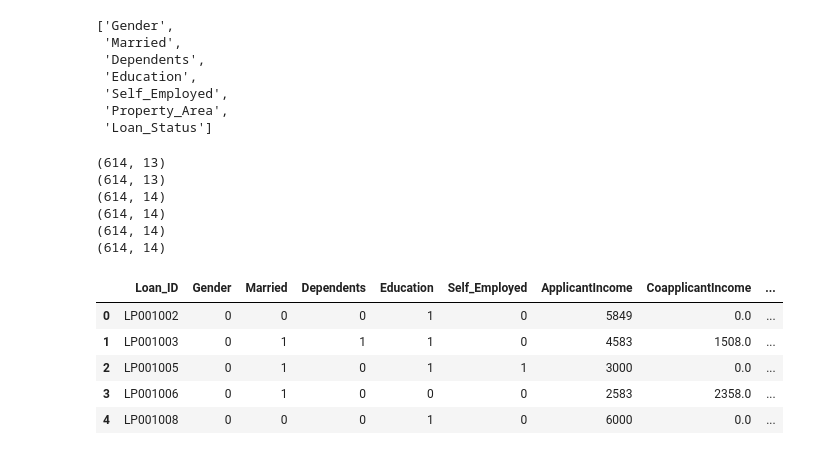
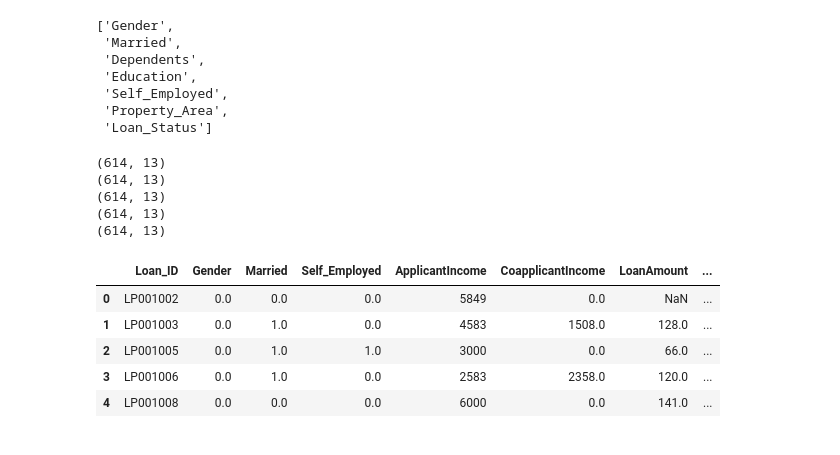
Before and after one commit to imeugeneco/chonggakkimchi, a Jupyter notebook: loan-prediction/loan-prediction.ipynb, the cells around one changed output. Drawn from its saved outputs; the diff is of its cells as text; code cells hidden in the pictures.

```diff
--- a/loan-prediction/loan-prediction.ipynb
+++ b/loan-prediction/loan-prediction.ipynb
@@ -136,49 +136,56 @@ obj_cols
 # %%
 # Binary Encoding the following columns:
 # (Generally 0 means 'no' or implies negation, while 1 the opposite)
 
 # Gender
-ntrain.loc[ntrain.Gender == 'Male', 'Gender'] = 0
+ntrain.loc[(ntrain.Gender == 'Male')|(ntrain.Gender.isnull()), 'Gender'] = 0
 ntrain.loc[ntrain.Gender == 'Female', 'Gender'] = 1
+ntrain.Gender = ntrain.Gender.astype(float)
 print(ntrain.shape)
 
 # Married
 ntrain.loc[ntrain.Married == 'No', 'Married'] = 0
-ntrain.loc[ntrain.Married == 'Yes', 'Married'] = 1
+ntrain.loc[(ntrain.Married == 'Yes')|(ntrain.Married.isnull()), 'Married'] = 1
+ntrain.Married = ntrain.Married.astype(float)
 print(ntrain.shape)
 
+# Dependents
+# Creat a new column called 'has_child'
+ntrain['has_child'] = 1
+ntrain.loc[(ntrain.Dependents.isnull())|(ntrain.Dependents=='0'),'has_child'] = 0
+ntrain.drop('Dependents', axis=1, inplace=True)
+
 # Education
-ntrain.loc[ntrain.Education == 'Not Graduate', 'Education'] = 0
-ntrain.loc[ntrain.Education == 'Graduate', 'Education'] = 1
-print(ntrain.shape)
+ntrain['graduate'] = 1
+ntrain.loc[(ntrain.Education.isnull())|(ntrain.Education=='Not Graduate'),'graduate'] = 0
+ntrain.drop('Education', axis=1, inplace=True)
 
 # Self_Employed
-ntrain.loc[ntrain.Self_Employed == 'No', 'Self_Employed'] = 0
+ntrain.loc[(ntrain.Self_Employed == 'No')|(ntrain.Self_Employed.isnull()), 'Self_Employed'] = 0
 ntrain.loc[ntrain.Self_Employed == 'Yes', 'Self_Employed'] = 1
-print(ntrain.shape)
-
-# Property_Area
-ntrain.loc[ntrain.Property_Area == 'Urban', 'Property_Area'] = 1
-ntrain.loc[ntrain.Property_Area == 'Rural', 'Property_Area'] = 2
-ntrain.loc[ntrain.Property_Area == 'Semiurban', 'Property_Area'] = 3
+ntrain.Self_Employed = ntrain.Self_Employed.astype(float)
 print(ntrain.shape)
 
 # Loan_Status
 ntrain.loc[ntrain.Loan_Status == 'N', 'Loan_Status'] = 0
-ntrain.loc[ntrain.Loan_Status == 'Y', 'Loan_Status'] = 1
+ntrain.loc[(ntrain.Loan_Status == 'Y')|(ntrain.Loan_Status.isnull()), 'Loan_Status'] = 1
+print(ntrain.shape)
+
+# Credit_History
+ntrain.loc[ntrain.Credit_History.isnull(), 'Credit_History'] = 1
+ntrain.Credit_History = ntrain.Credit_History.astype(float)
 print(ntrain.shape)
 
 ntrain.head()
 # %% [output]
 (614, 13)
 (614, 13)
-(614, 14)
-(614, 14)
-(614, 14)
-(614, 14)
+(614, 13)
+(614, 13)
+(614, 13)
-|  | Loan_ID | Gender | Married | Dependents | Education | Self_Employed | ApplicantIncome | CoapplicantIncome | ... |
-| 0 | LP001002 | 0 | 0 | 0 | 1 | 0 | 5849 | 0.0 | ... |
-| 1 | LP001003 | 0 | 1 | 1 | 1 | 0 | 4583 | 1508.0 | ... |
-| 2 | LP001005 | 0 | 1 | 0 | 1 | 1 | 3000 | 0.0 | ... |
-| 3 | LP001006 | 0 | 1 | 0 | 0 | 0 | 2583 | 2358.0 | ... |
-| 4 | LP001008 | 0 | 0 | 0 | 1 | 0 | 6000 | 0.0 | ... |
+|  | Loan_ID | Gender | Married | Self_Employed | ApplicantIncome | CoapplicantIncome | LoanAmount | ... |
+| 0 | LP001002 | 0.0 | 0.0 | 0.0 | 5849 | 0.0 | NaN | ... |
+| 1 | LP001003 | 0.0 | 1.0 | 0.0 | 4583 | 1508.0 | 128.0 | ... |
+| 2 | LP001005 | 0.0 | 1.0 | 1.0 | 3000 | 0.0 | 66.0 | ... |
+| 3 | LP001006 | 0.0 | 1.0 | 0.0 | 2583 | 2358.0 | 120.0 | ... |
+| 4 | LP001008 | 0.0 | 0.0 | 0.0 | 6000 | 0.0 | 141.0 | ... |
```
Also changed, not shown: parts of 31 cells of this notebook, 1 other file.
